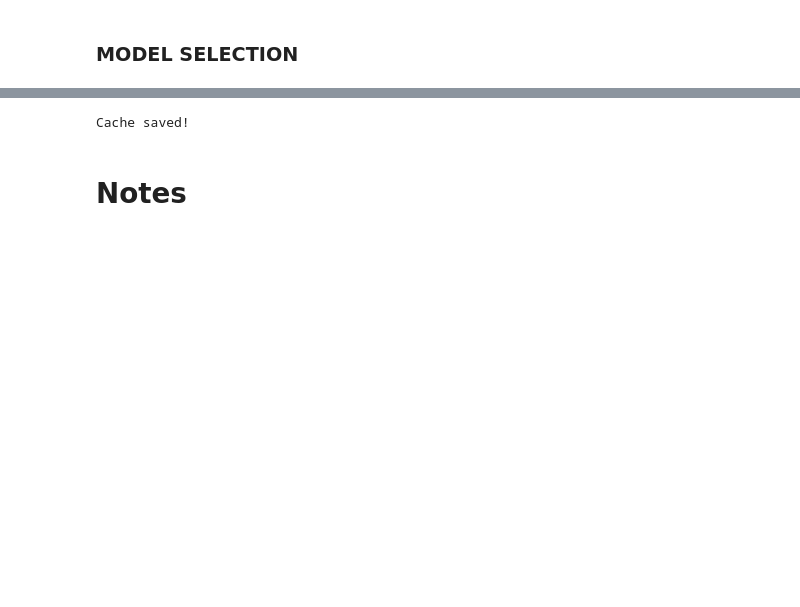
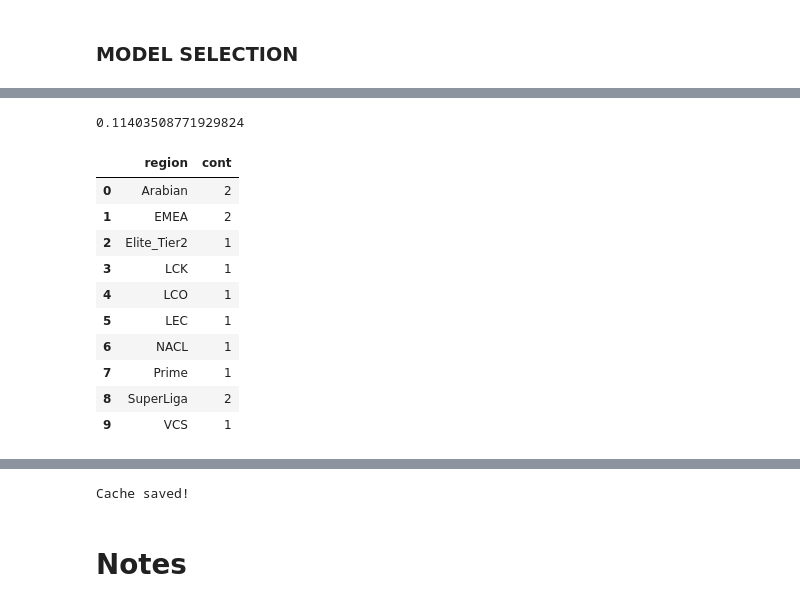
Before and after one commit to giuliano0s/league-bets-public, a Jupyter notebook: Predictor_Logistic.ipynb, the cells around one changed output, grey strips where cells are left out. Cells and saved outputs as stored; diff of their text form; code cells hidden in the pictures; blank space fills up the shorter version.

Commit message:
started focus on predict right proba

```diff
--- a/Predictor_Logistic.ipynb
+++ b/Predictor_Logistic.ipynb
@@ -244,0 +268,22 @@ best model: 0
+# %%
+perc_val_result_df = pd.DataFrame()
+for reg in regions_to_predict:
+    print('\n======================================\n')
+    print(f'region: {reg}')
+    for x in np.arange(0.5,0.9,0.1):
+        print('==========')
+        print(f'threshold: {round(x,2)}')
+        threshold = x
+        test_df = perc_val_df[(perc_val_df['predicted']>=threshold)
+                                        & (perc_val_df['predicted']<=threshold+0.1)
+                                        & (perc_val_df['region']==reg)]
+
+        if len(test_df.result.unique())>1:
+            result = round(test_df.result.value_counts()[1]/len(test_df),2)
+            print(f'result: {round(test_df.result.value_counts()[1]/len(test_df),2)}')
+            perc_val_result_df = perc_val_result_df.append(pd.Series([reg, round(threshold,2), result, len(test_df)]), ignore_index=True)
+
+        print(f'len: {len(test_df)}')
+
+perc_val_result_df.columns = ['region','threshold','result','len']
+perc_val_result_df['diff'] = perc_val_result_df['result'] - perc_val_result_df['threshold']
@@ -245,3 +308,21 @@ best model: 0
+# %%
+bad_diffs = perc_val_result_df[perc_val_result_df['diff']<-0.06]
+print(len(bad_diffs)/len(perc_val_result_df))
+bad_diffs['cont'] = 1
+bad_diffs.groupby(by='region',as_index=False)['cont'].sum()
+# %% [output]
+0.11403508771929824
+|  | region | cont |
+| 0 | Arabian | 2 |
+| 1 | EMEA | 2 |
+| 2 | Elite_Tier2 | 1 |
+| 3 | LCK | 1 |
+| 4 | LCO | 1 |
+| 5 | LEC | 1 |
+| 6 | NACL | 1 |
+| 7 | Prime | 1 |
+| 8 | SuperLiga | 2 |
+| 9 | VCS | 1 |
 # %%
 print(np.mean(regions_stats['error']))
 regions_stats
```
Also changed, not shown: parts of 9 cells of this notebook, 16 other files.
